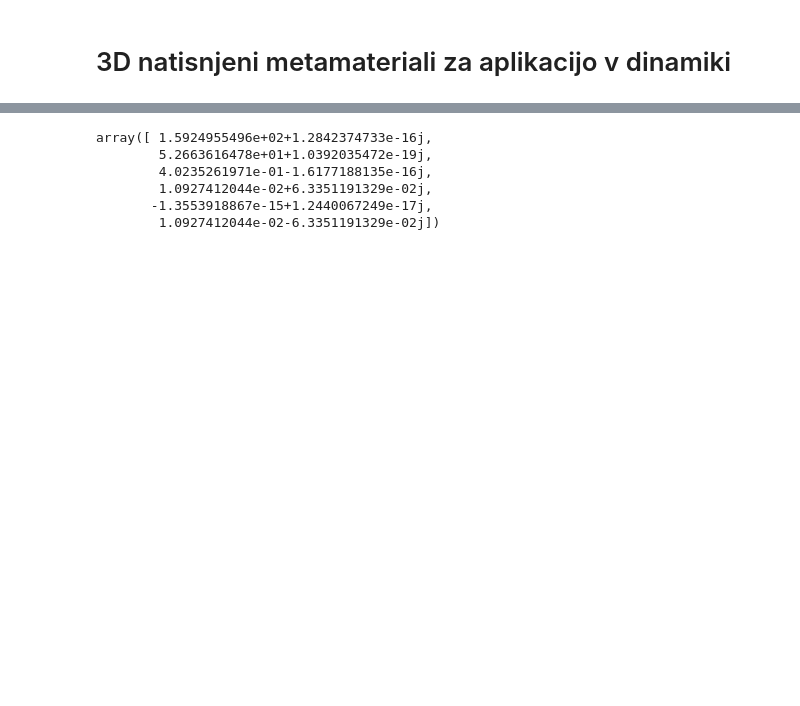
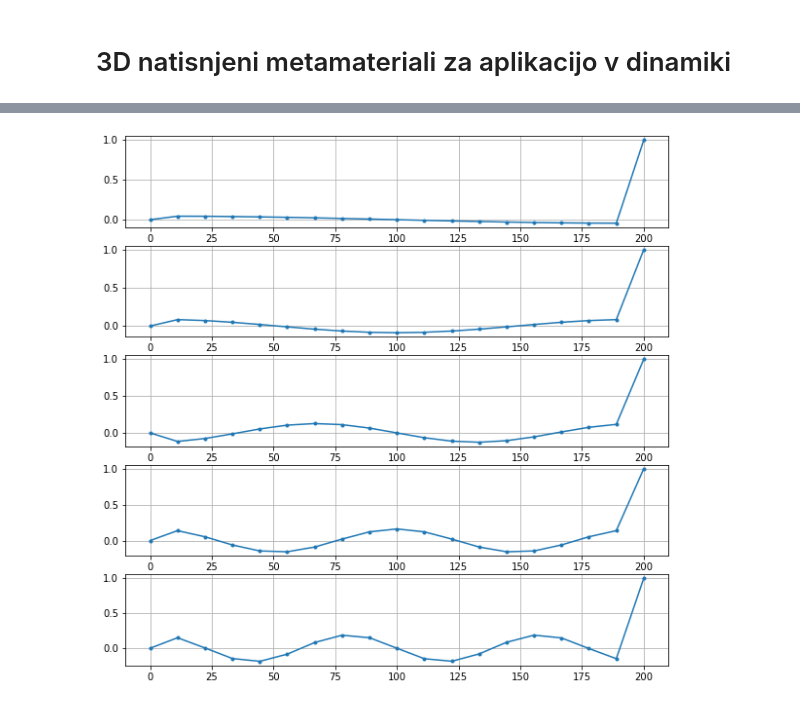
Before and after one commit to pibrnik/metamaterials, a Jupyter notebook: Program.ipynb, the cells around one changed output, grey strips where cells are left out. Cells and saved outputs as stored; diff of their text form; code cells hidden in the pictures; blank space fills up the shorter version.

Commit message:
Refined, changed plot, fixed matrices

```diff
--- a/Program.ipynb
+++ b/Program.ipynb
@@ -269,10 +375,0 @@ Kg = test.Generate_Kg()
-# %%
-f, v = test.Calc_omega(0, Mg, Kg)
-f
-# %% [output]
-array([ 1.5924955496e+02+1.2842374733e-16j,
-        5.2663616478e+01+1.0392035472e-19j,
-        4.0235261971e-01-1.6177188135e-16j,
-        1.0927412044e-02+6.3351191329e-02j,
-       -1.3553918867e-15+1.2440067249e-17j,
-        1.0927412044e-02-6.3351191329e-02j])
@@ -278,0 +389,36 @@ array([ 1.5924955496e+02+1.2842374733e-16j,
+# %%
+Kontrola = BaseCell(E=2.05,I=13333,A=400,L=200,rho=1270,n=19,k=1e-10,m=1e-10)
+
+Show = False
+mu = 0
+
+M = Kontrola.Generate_M()
+K = Kontrola.Generate_K()
+Mg = Kontrola.Generate_Mg()
+Kg = Kontrola.Generate_Kg()
+Lredg = Kontrola.Generate_Lredg(mu)
+Rredg = Kontrola.Generate_Rredg(mu)
+Mgred = Kontrola.Generate_Mgred(Mg, mu)
+Kgred = Kontrola.Generate_Kgred(Kg, mu)
+
+if Show:
+    print("Masna matrika:")
+    print_matrix(M)
+    print("Globalna masna matrika:")
+    print_matrix(Mg)
+    print("Togostna matrika:")
+    print_matrix(K)
+    print("Globalna togostna matrika:")
+    print_matrix(Kg)
+    print(f"Leva reducirna matrika za mu = {mu}")
+    print_matrix(Lredg)
+    print(f"Desna reducirna matrika za mu = {mu}")
+    print_matrix(Rredg)
+    print(f"Reducirana masna matrika za mu = {mu}")
+    print_matrix(Mgred)
+    print(f"Reducirana togostna matrika za mu = {mu}")
+    print_matrix(Kgred)
+# %%
+Kontrola.Visualise(mu, Mg, Kg, n=5, direction = 0)
+# %% [output]
+[figure, added]
```
Also changed, not shown: parts of 10 cells of this notebook.
